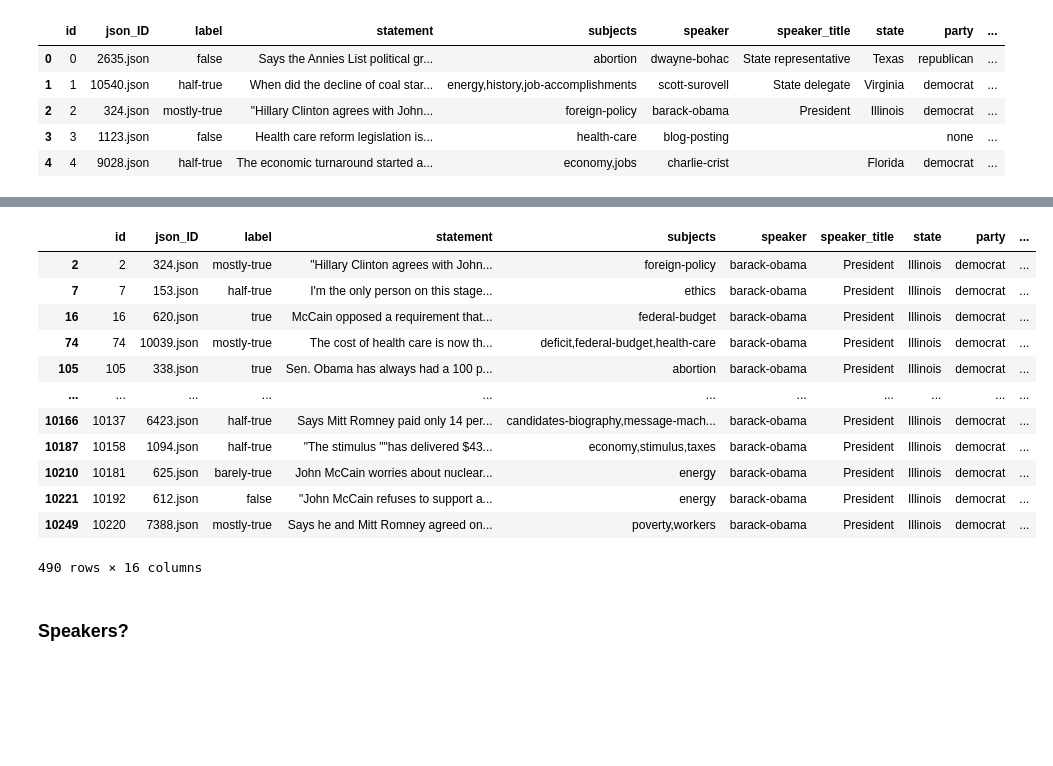
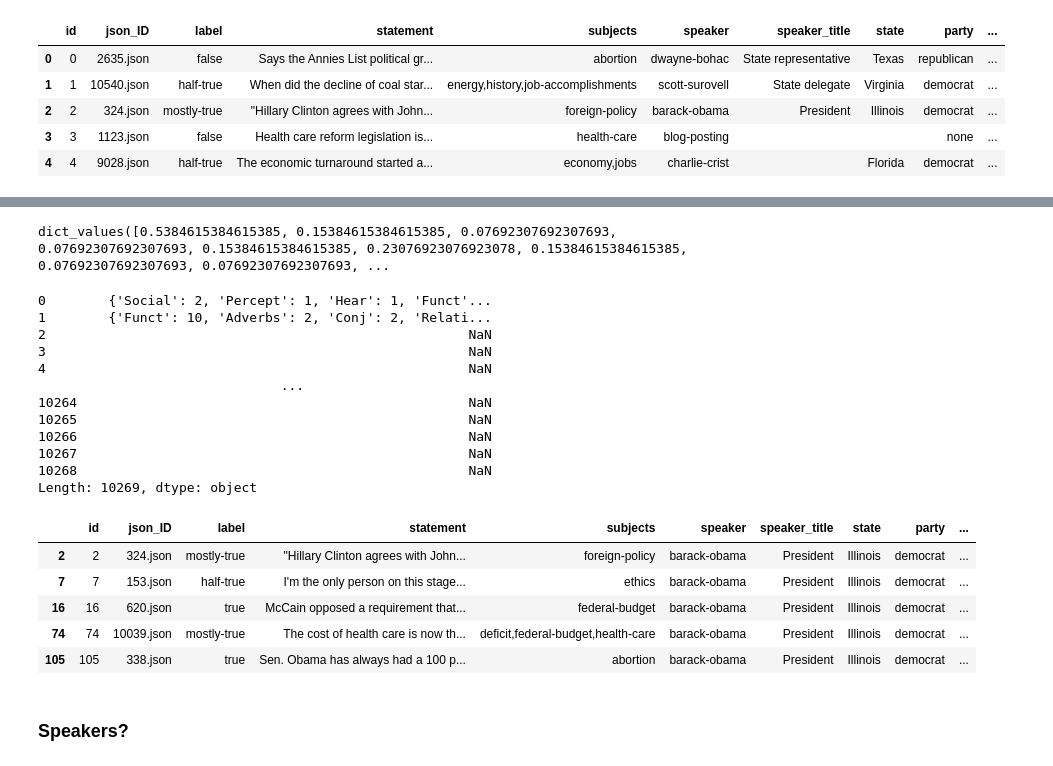
Before and after one commit to dimperiale/FND_statNLP, a Jupyter notebook: fake-news-detection-LIAR-pytorch-master/Untitled.ipynb, the cells around one changed output, grey strips where cells are left out. Saved outputs shown, nothing was run; the diff lists cells and outputs as text; code cells hidden in the pictures; blank space fills up the shorter version.

```diff
--- a/fake-news-detection-LIAR-pytorch-master/Untitled.ipynb
+++ b/fake-news-detection-LIAR-pytorch-master/Untitled.ipynb
@@ -460,0 +885,22 @@ for line in lines.strip().split('\n'):
+# %%
+textrows_clean2x[63] = textrows_clean2x[63][:334]+"" +textrows_clean2x[63][339:]
+# %%
+textrows_clean2x[76] = textrows_clean2x[76][:247]+textrows_clean2x[76][252:]
+# %%
+117
+textrows_clean2x[117] = textrows_clean2x[117][9:]
+# %%
+
+textrows_clean2x[-1] = 'went'
+
+textrows_clean2x[-4] = 'walked'
+
+textrows_clean2x[-7] = 'trips'
+
+textrows_clean2x[-10] = 'trip'
+
+textrows_clean2x[-12] = "transport*"
+
+for i in range(len(textrows_clean2x)):
+    print(textrows_clean2x[i].split(" "))
+    print("")
@@ -495,19 +1899,35 @@ df_table.head()
+# %%
+
+
+values = allres[212][1].values()
+
+values
+# %% [output]
+dict_values([0.5384615384615385, 0.15384615384615385, 0.07692307692307693, 0.07692307692307693, 0.15384615384615385, 0.23076923076923078, 0.15384615384615385, 0.07692307692307693, 0.07692307692307693, ...
+# %%
+df_table.index.to_series().map(df_dictcounts)
+# %% [output]
+0        {'Social': 2, 'Percept': 1, 'Hear': 1, 'Funct'...
+1        {'Funct': 10, 'Adverbs': 2, 'Conj': 2, 'Relati...
+2                                                      NaN
+3                                                      NaN
+4                                                      NaN
+                               ...
+10264                                                  NaN
+10265                                                  NaN
+10266                                                  NaN
+10267                                                  NaN
+10268                                                  NaN
+Length: 10269, dtype: object
 # %%
-df_table.query("speaker == 'barack-obama'  ")
+df_table.query("speaker == 'barack-obama'  ").head()
 # %% [output]
 |  | id | json_ID | label | statement | subjects | speaker | speaker_title | state | party | ... |
 | 2 | 2 | 324.json | mostly-true | "Hillary Clinton agrees with John... | foreign-policy | barack-obama | President | Illinois | democrat | ... |
 | 7 | 7 | 153.json | half-true | I'm the only person on this stage... | ethics | barack-obama | President | Illinois | democrat | ... |
 | 16 | 16 | 620.json | true | McCain opposed a requirement that... | federal-budget | barack-obama | President | Illinois | democrat | ... |
 | 74 | 74 | 10039.json | mostly-true | The cost of health care is now th... | deficit,federal-budget,health-care | barack-obama | President | Illinois | democrat | ... |
 | 105 | 105 | 338.json | true | Sen. Obama has always had a 100 p... | abortion | barack-obama | President | Illinois | democrat | ... |
-| ... | ... | ... | ... | ... | ... | ... | ... | ... | ... | ... |
-| 10166 | 10137 | 6423.json | half-true | Says Mitt Romney paid only 14 per... | candidates-biography,message-mach... | barack-obama | President | Illinois | democrat | ... |
-| 10187 | 10158 | 1094.json | half-true | "The stimulus ""has delivered $43... | economy,stimulus,taxes | barack-obama | President | Illinois | democrat | ... |
-| 10210 | 10181 | 625.json | barely-true | John McCain worries about nuclear... | energy | barack-obama | President | Illinois | democrat | ... |
-| 10221 | 10192 | 612.json | false | "John McCain refuses to support a... | energy | barack-obama | President | Illinois | democrat | ... |
-| 10249 | 10220 | 7388.json | mostly-true | Says he and Mitt Romney agreed on... | poverty,workers | barack-obama | President | Illinois | democrat | ... |
-490 rows × 16 columns
 # %% [markdown]
 ### Speakers?
 # %%
```
Also changed, not shown: parts of 135 cells of this notebook.
